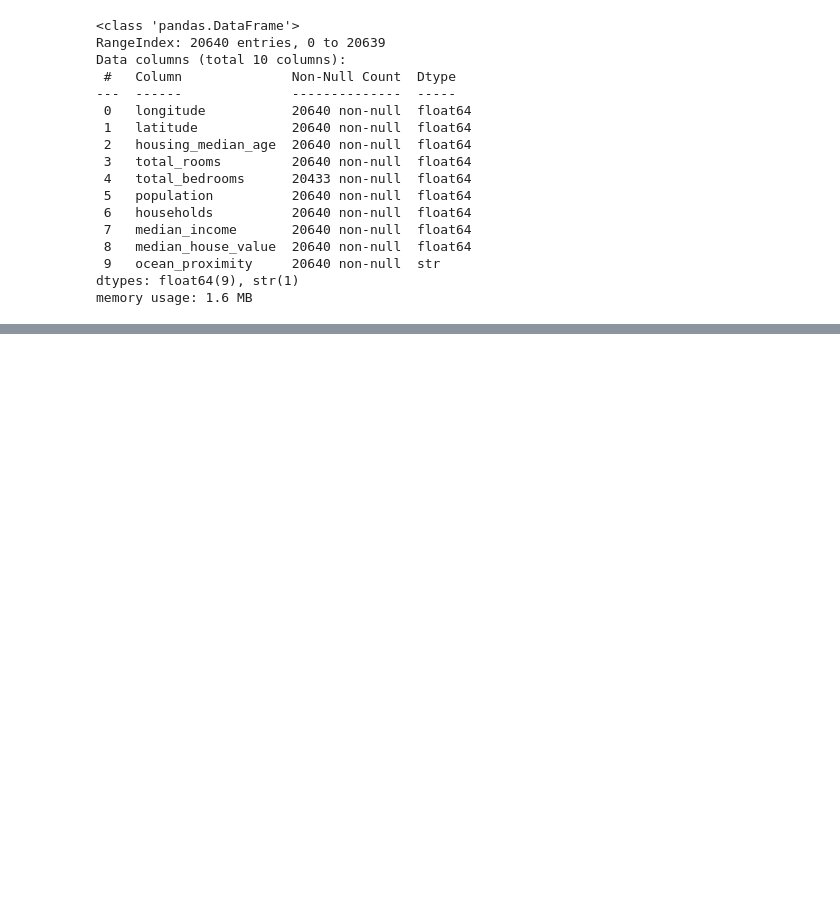
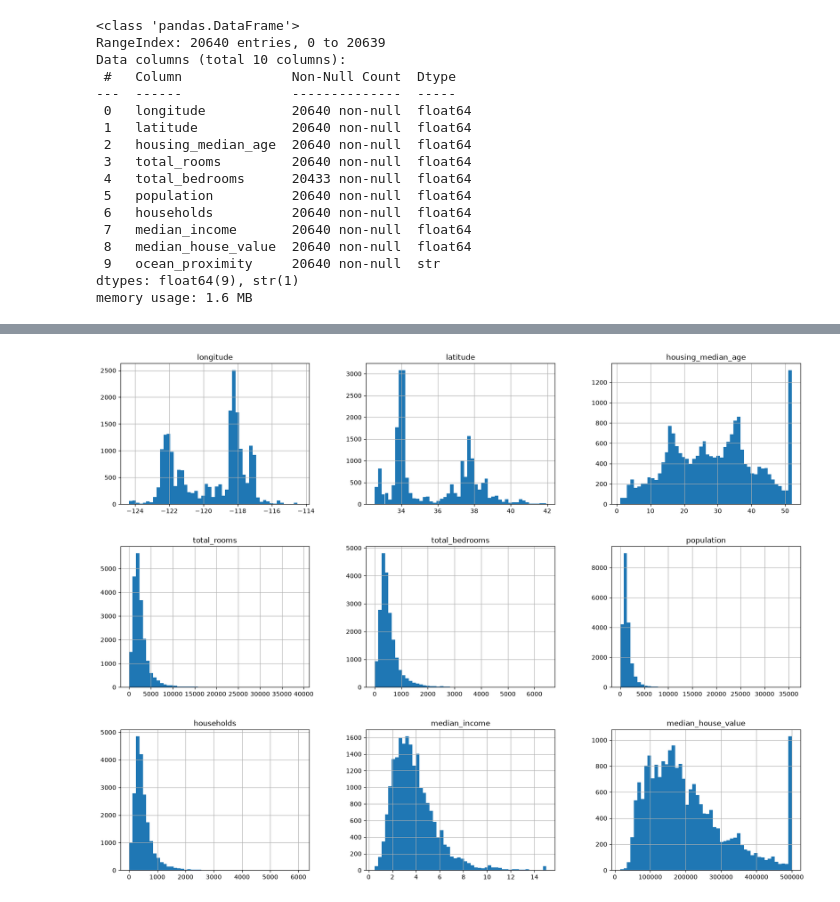
Before and after one commit to aimen-xi/House-price-machine-learning-model, a Jupyter notebook: notebooks/house_price_prediction.ipynb, the cells around one changed output, grey strips where cells are left out. Drawn from its saved outputs; the diff is of its cells as text; code cells hidden in the pictures; blank space fills up the shorter version.

```diff
--- a/notebooks/house_price_prediction.ipynb
+++ b/notebooks/house_price_prediction.ipynb
@@ -72,3 +72,9 @@ housing.describe()
 | 50% | -118.490000 | 34.260000 | 29.000000 | 2127.000000 | 435.000000 | 1166.000000 | 409.000000 | ... |
 | 75% | -118.010000 | 37.710000 | 37.000000 | 3148.000000 | 647.000000 | 1725.000000 | 605.000000 | ... |
 | max | -114.310000 | 41.950000 | 52.000000 | 39320.000000 | 6445.000000 | 35682.000000 | 6082.000000 | ... |
+# %%
+# histogram
+housing.hist(bins=50, figsize=(20, 15))
+plt.show()
+# %% [output]
+[figure, added]
```
Also changed, not shown: parts of 2 cells of this notebook.
